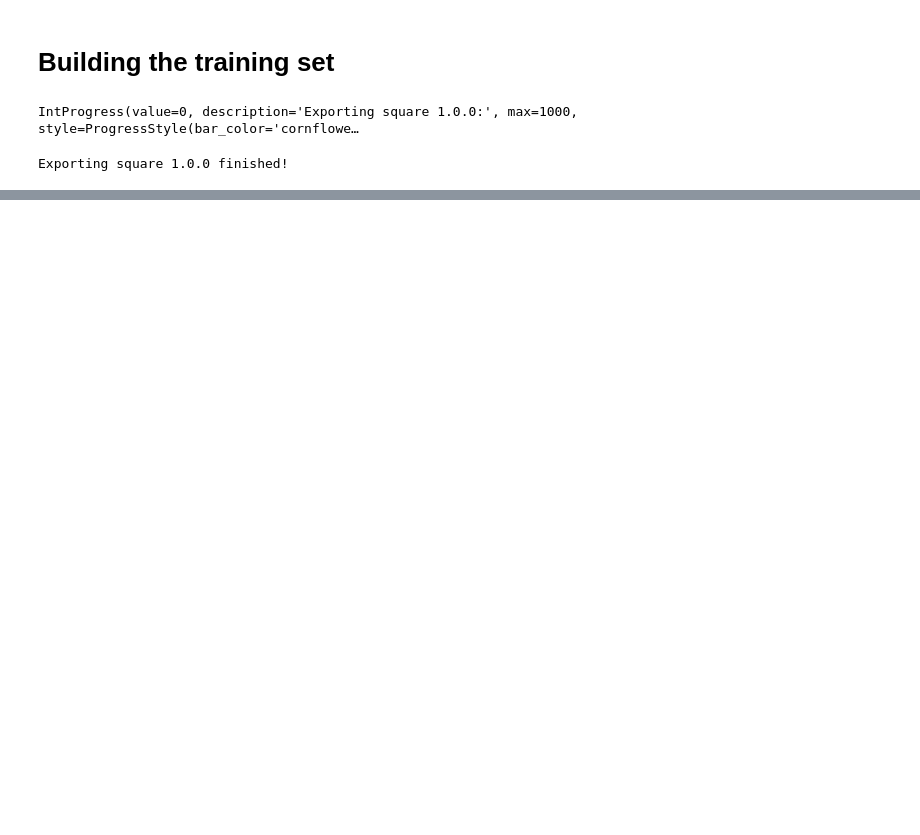
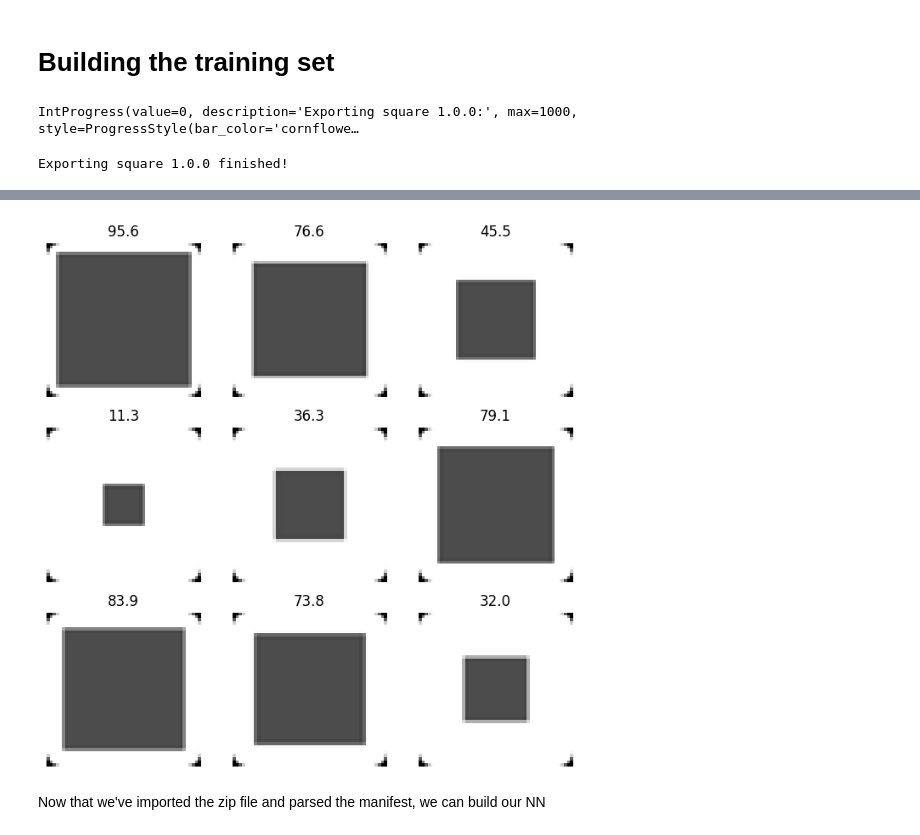
Before and after one commit to DJsushi/mglyph-ml, a Jupyter notebook: training-1.ipynb, the cells around one changed output, grey strips where cells are left out. Drawn from its saved outputs; the diff is of its cells as text; code cells hidden in the pictures; blank space fills up the shorter version.

Commit message:
add: data loading

```diff
--- a/training-1.ipynb
+++ b/training-1.ipynb
@@ -30,0 +30,42 @@ b'{\n    "name": "square",\n    "short_name": "square",\n    "author_public": tr
+# %%
+# here, we need to load the glyph and convert it into a format that'll be accepted by the NN
+glyph_location: str = "data/glyphs-1/square.mglyph"
+
+# it's a ZIP file, so we need to unzip it into memory
+archive: ZipFile = zipfile.ZipFile(glyph_location)
+
+# We import the manifest as a Pydantic model, so it's much easier to work with later
+manifest = archive.read("metadata.json")
+manifest = Manifest.model_validate_json(manifest)
+
+image_size = 50
+# we loop through the images and load them into RAM from the archive for faster training
+images: list[tuple[Image.Image, float]] = []
+for image in manifest.images:
+    image_data = Image.open(BytesIO(archive.read(image.filename))).convert('L').resize((image_size, image_size))
+
+    images.append((image_data, image.x))
+
+# we need to convert the images to grayscale first
+# grayscale_images: list[tuple[bytes, float]] = []
+# for image in images:
+#     output = BytesIO()
+#     Image.open(BytesIO(image)).convert('L').save(output, format="png")
+# grayscale_images.append(output.getvalue())
+# grayscale_images = [(Image.open(BytesIO(image[0])).convert('L').resize((image_size, image_size)).tobytes(), image[1]) for image in images]
+# %%
+image = images[0][0]
+# display(image)
+
+figure = plt.figure(figsize=(8, 8))
+cols, rows = 3, 3
+for i in range(1, cols * rows + 1):
+    sample_idx: int = torch.randint(len(images), size=(1,)).item()
+    img, label = images[sample_idx]
+    figure.add_subplot(rows, cols, i)
+    plt.title(str(label))
+    plt.axis("off")
+    plt.imshow(img, cmap="gray")
+plt.show()
+# %% [output]
+[figure, added]
@@ -30,0 +105,2 @@ b'{\n    "name": "square",\n    "short_name": "square",\n    "author_public": tr
+# %% [markdown]
+Now that we've imported the zip file and parsed the manifest, we can build our NN
```
Also changed, not shown: parts of 7 cells of this notebook, 3 other files.
